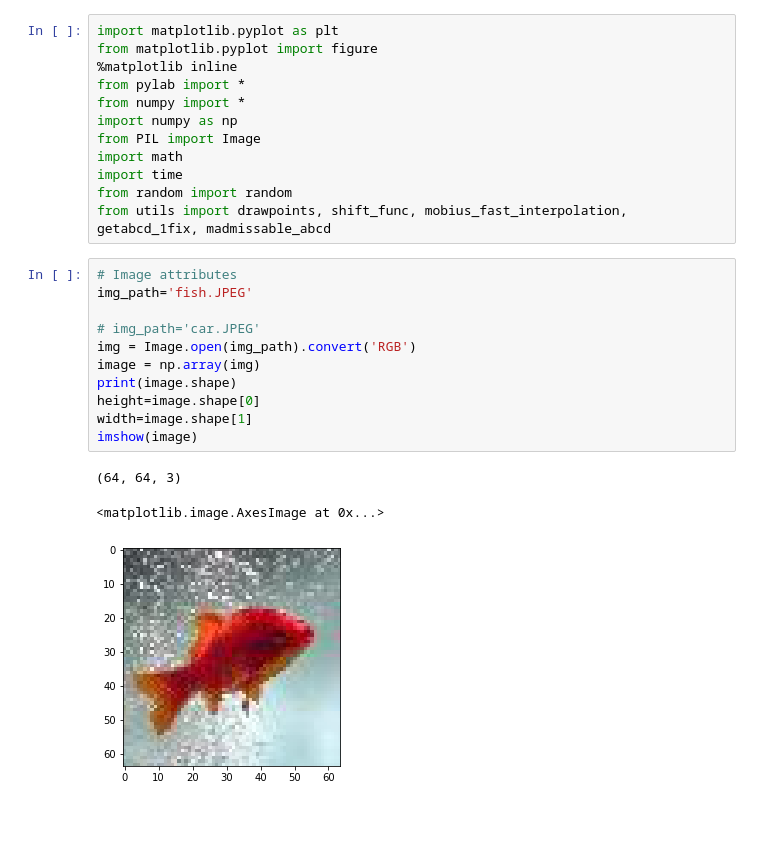
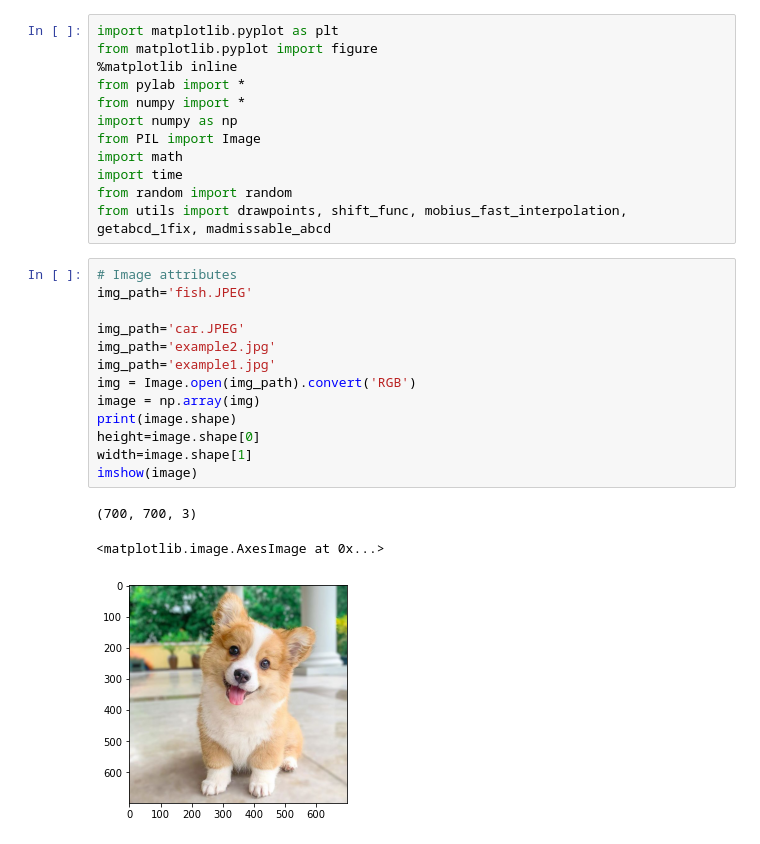
Before and after one commit to jiequanz/Mobius_Demo, a Jupyter notebook: Mobius_demo.ipynb, the cells around one changed output. Cells and saved outputs as stored; diff of their text form; blank space fills up the shorter version.

```diff
--- a/Mobius_demo.ipynb
+++ b/Mobius_demo.ipynb
@@ -13,18 +13,20 @@ from utils import drawpoints, shift_func, mobius_fast_interpolation, getabcd_1fi
 # %%
 # Image attributes
 img_path='fish.JPEG'
 
-# img_path='car.JPEG'
+img_path='car.JPEG'
+img_path='example2.jpg'
+img_path='example1.jpg'
 img = Image.open(img_path).convert('RGB')
 image = np.array(img)
 print(image.shape)
 height=image.shape[0]
 width=image.shape[1]
 imshow(image)
 # %% [output]
-(64, 64, 3)
+(700, 700, 3)
 <matplotlib.image.AxesImage at 0x...>
-[figure, old version]
+[figure, new version]
 # %%
 # M must be >1
 # The smaller M is, the more "normal" the output looks
```
Also changed, not shown: parts of 3 cells of this notebook, 8 other files.
